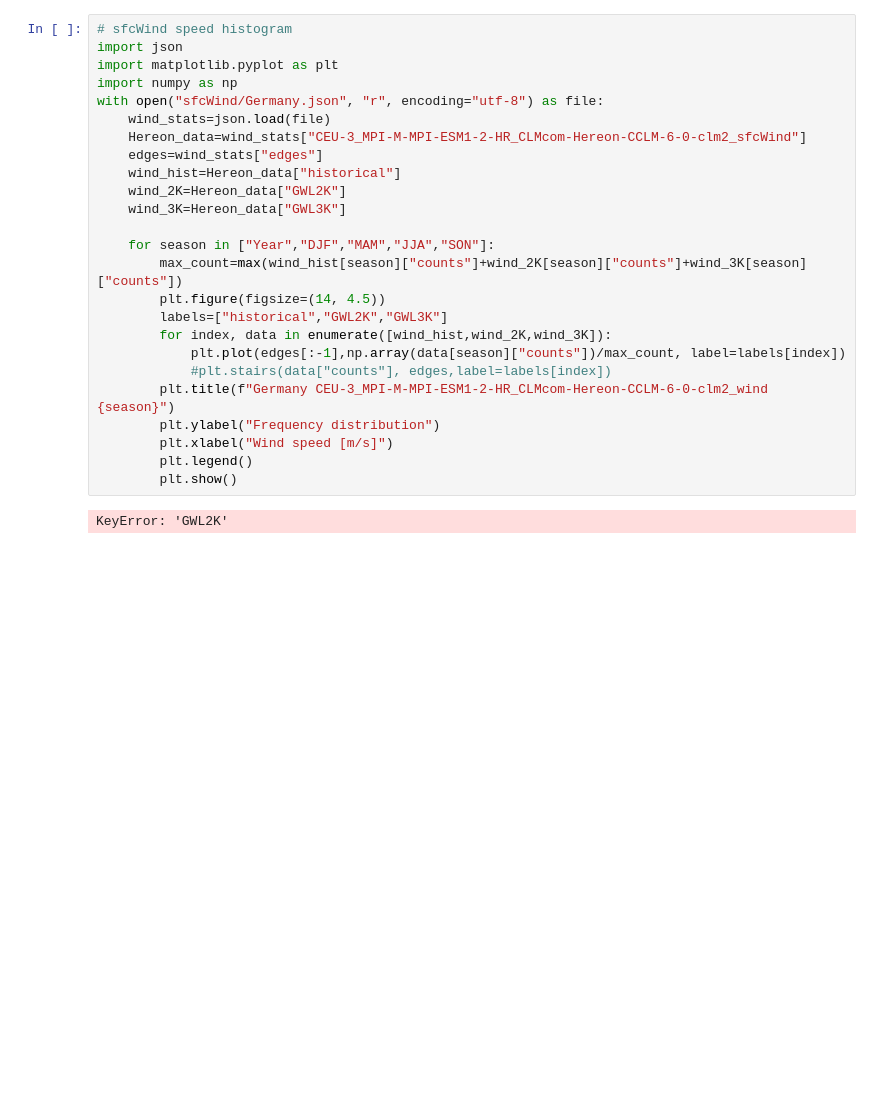
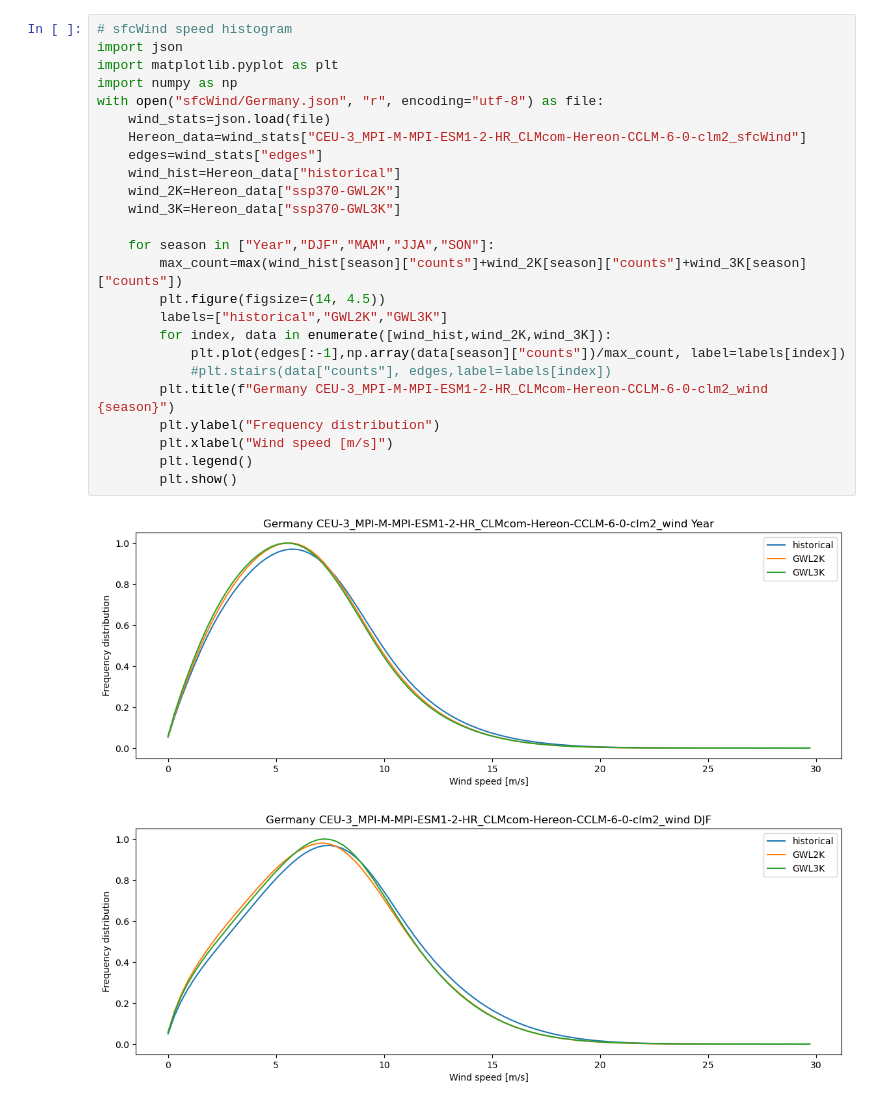
Before and after one commit to ATYslh/Dunkelflaute, a Jupyter notebook: Analysis_Scripts/visualization_wind.ipynb, the cells around one changed output. Cells and saved outputs as stored; diff of their text form; blank space fills up the shorter version.

Commit message:
wind visualization updated to new names in dict

```diff
--- a/Analysis_Scripts/visualization_wind.ipynb
+++ b/Analysis_Scripts/visualization_wind.ipynb
@@ -1,27 +1,28 @@
 # %%
 # sfcWind speed histogram
 import json
 import matplotlib.pyplot as plt
 import numpy as np
 with open("sfcWind/Germany.json", "r", encoding="utf-8") as file:
     wind_stats=json.load(file)
     Hereon_data=wind_stats["CEU-3_MPI-M-MPI-ESM1-2-HR_CLMcom-Hereon-CCLM-6-0-clm2_sfcWind"]
     edges=wind_stats["edges"]
     wind_hist=Hereon_data["historical"]
-    wind_2K=Hereon_data["GWL2K"]
-    wind_3K=Hereon_data["GWL3K"]
+    wind_2K=Hereon_data["ssp370-GWL2K"]
+    wind_3K=Hereon_data["ssp370-GWL3K"]
 
     for season in ["Year","DJF","MAM","JJA","SON"]:
         max_count=max(wind_hist[season]["counts"]+wind_2K[season]["counts"]+wind_3K[season]["counts"])
         plt.figure(figsize=(14, 4.5))
         labels=["historical","GWL2K","GWL3K"]
         for index, data in enumerate([wind_hist,wind_2K,wind_3K]):
             plt.plot(edges[:-1],np.array(data[season]["counts"])/max_count, label=labels[index])
             #plt.stairs(data["counts"], edges,label=labels[index])
         plt.title(f"Germany CEU-3_MPI-M-MPI-ESM1-2-HR_CLMcom-Hereon-CCLM-6-0-clm2_wind {season}")
         plt.ylabel("Frequency distribution")
         plt.xlabel("Wind speed [m/s]")
         plt.legend()
         plt.show()
 # %% [output]
-KeyError: 'GWL2K'
+[figure, added]
+[figure, added]
```
Also changed, not shown: parts of 7 cells of this notebook, 1 other file.
